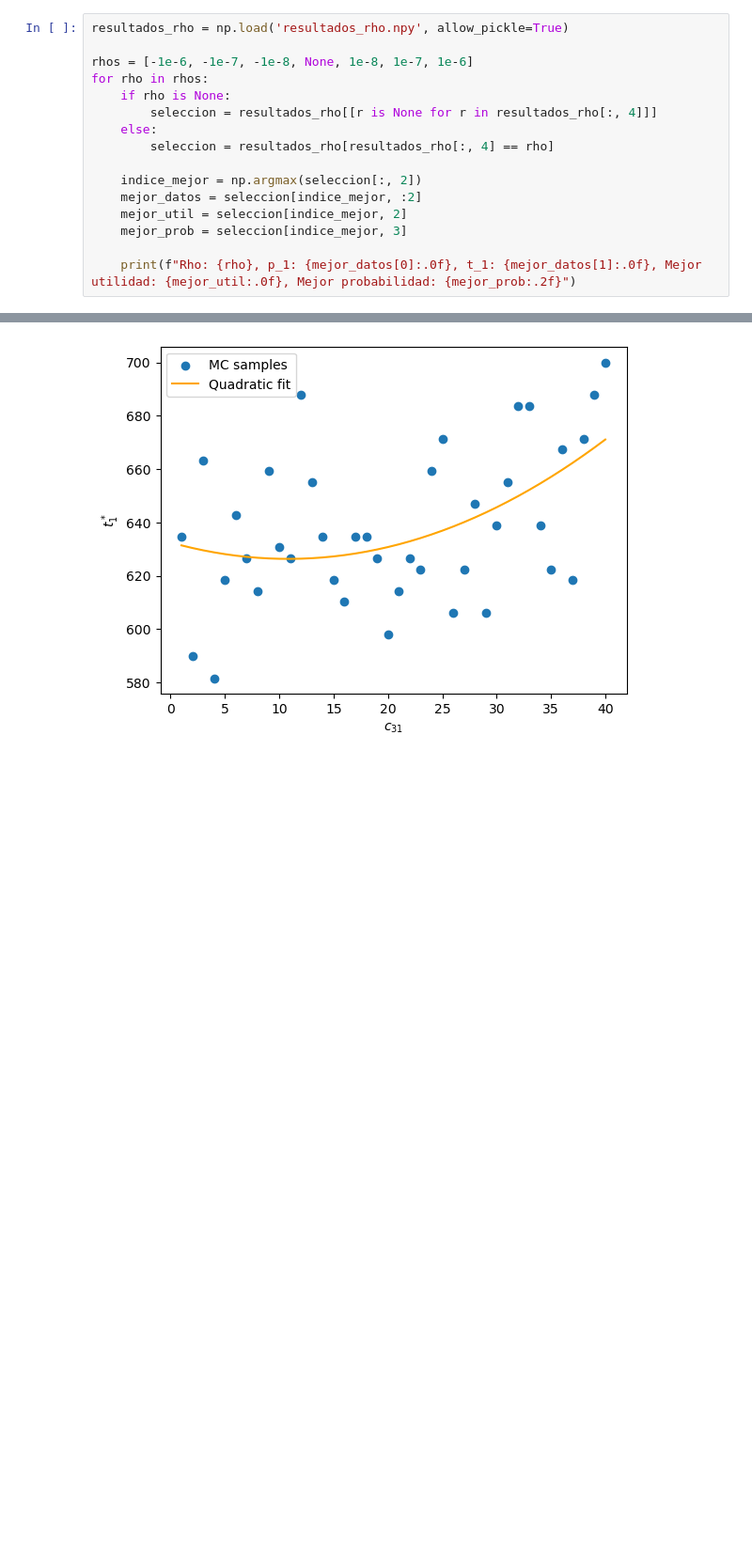
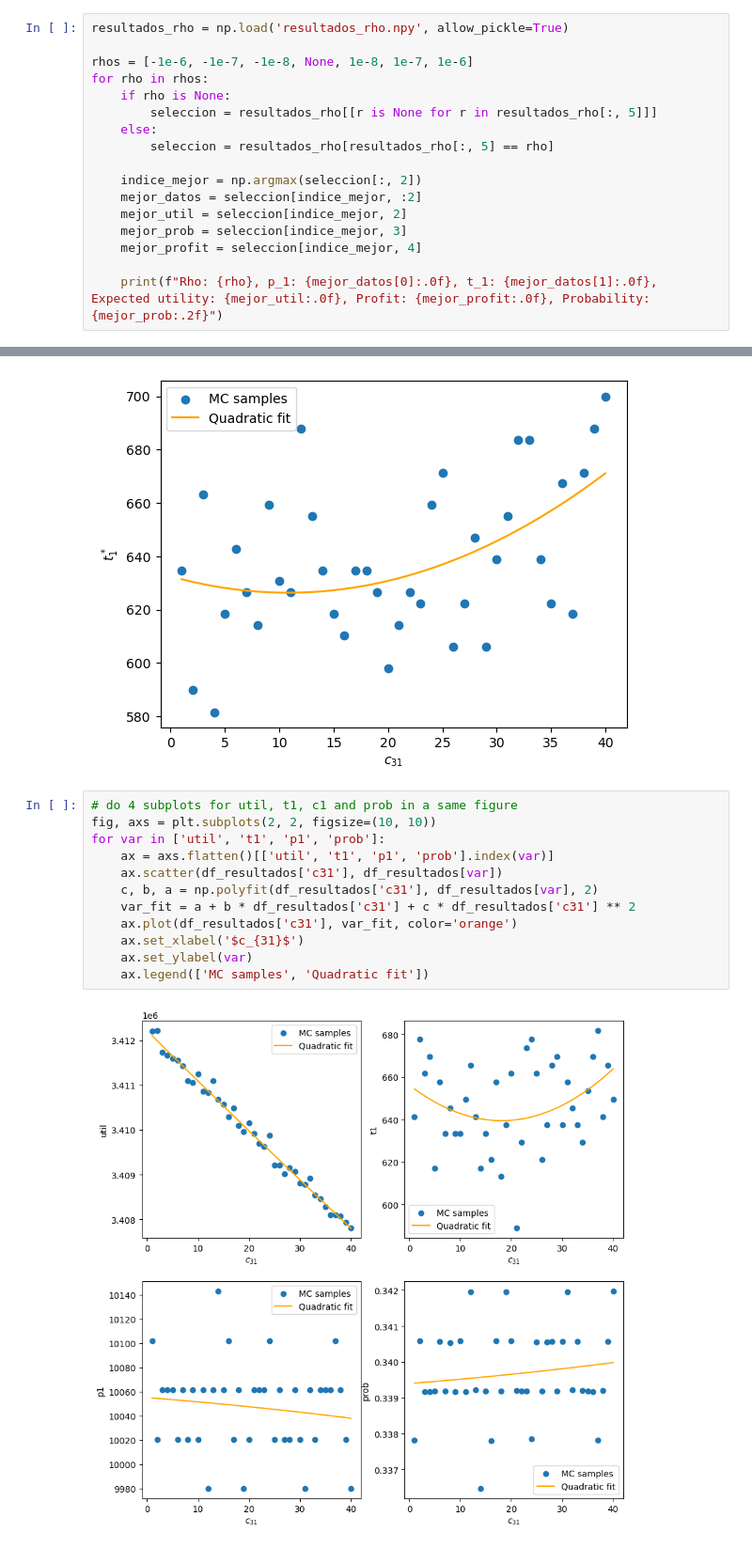
Before and after one commit to pablogarciarce/ProductLaunching, a Jupyter notebook: ProdLaunch.ipynb, the cells around one changed output, grey strips where cells are left out. Shown: that part at 94% size. Saved outputs shown, nothing was run; the diff lists cells and outputs as text; blank space fills up the shorter version.

Commit message:
results and analysis. Added profit output when rho is not None

```diff
--- a/ProdLaunch.ipynb
+++ b/ProdLaunch.ipynb
@@ -381,14 +381,15 @@ resultados_rho = np.load('resultados_rho.npy', allow_pickle=True)
 rhos = [-1e-6, -1e-7, -1e-8, None, 1e-8, 1e-7, 1e-6]
 for rho in rhos:
     if rho is None:
-        seleccion = resultados_rho[[r is None for r in resultados_rho[:, 4]]]
+        seleccion = resultados_rho[[r is None for r in resultados_rho[:, 5]]]
     else:
-        seleccion = resultados_rho[resultados_rho[:, 4] == rho]
+        seleccion = resultados_rho[resultados_rho[:, 5] == rho]
 
     indice_mejor = np.argmax(seleccion[:, 2])
     mejor_datos = seleccion[indice_mejor, :2]
     mejor_util = seleccion[indice_mejor, 2]
     mejor_prob = seleccion[indice_mejor, 3]
+    mejor_profit = seleccion[indice_mejor, 4]
 
-    print(f"Rho: {rho}, p_1: {mejor_datos[0]:.0f}, t_1: {mejor_datos[1]:.0f}, Mejor utilidad: {mejor_util:.0f}, Mejor probabilidad: {mejor_prob:.2f}")
+    print(f"Rho: {rho}, p_1: {mejor_datos[0]:.0f}, t_1: {mejor_datos[1]:.0f}, Expected utility: {mejor_util:.0f}, Profit: {mejor_profit:.0f}, Probability: {mejor_prob:.2f}")
 # %% [output]
@@ -437,6 +438,20 @@ plt.legend(['MC samples', 'Quadratic fit'])
 # %% [output]
 <matplotlib.legend.Legend at 0x...>
 [figure]
+# %%
+# do 4 subplots for util, t1, c1 and prob in a same figure
+fig, axs = plt.subplots(2, 2, figsize=(10, 10))
+for var in ['util', 't1', 'p1', 'prob']:
+    ax = axs.flatten()[['util', 't1', 'p1', 'prob'].index(var)]
+    ax.scatter(df_resultados['c31'], df_resultados[var])
+    c, b, a = np.polyfit(df_resultados['c31'], df_resultados[var], 2)
+    var_fit = a + b * df_resultados['c31'] + c * df_resultados['c31'] ** 2
+    ax.plot(df_resultados['c31'], var_fit, color='orange')
+    ax.set_xlabel('$c_{31}$')
+    ax.set_ylabel(var)
+    ax.legend(['MC samples', 'Quadratic fit'])
+# %% [output]
+[figure, added]
 # %%
 from skopt import gp_minimize
 from skopt.space import Real
```
Also changed, not shown: parts of 4 cells of this notebook, 4 other files.
